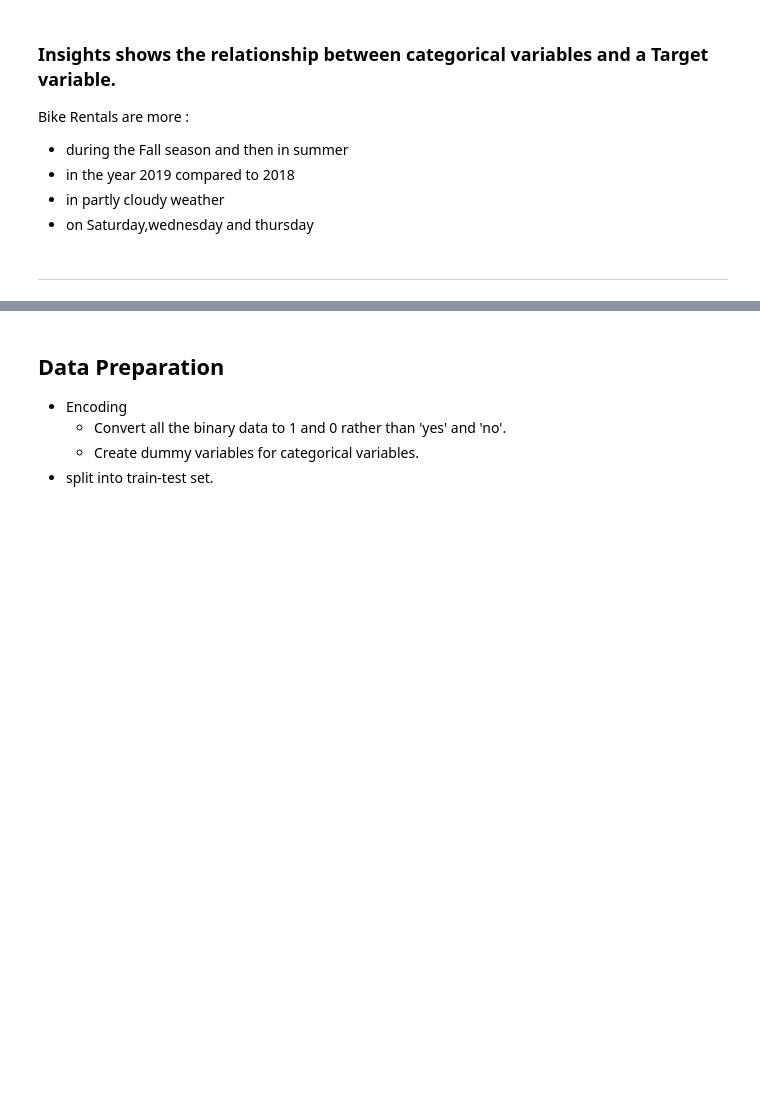
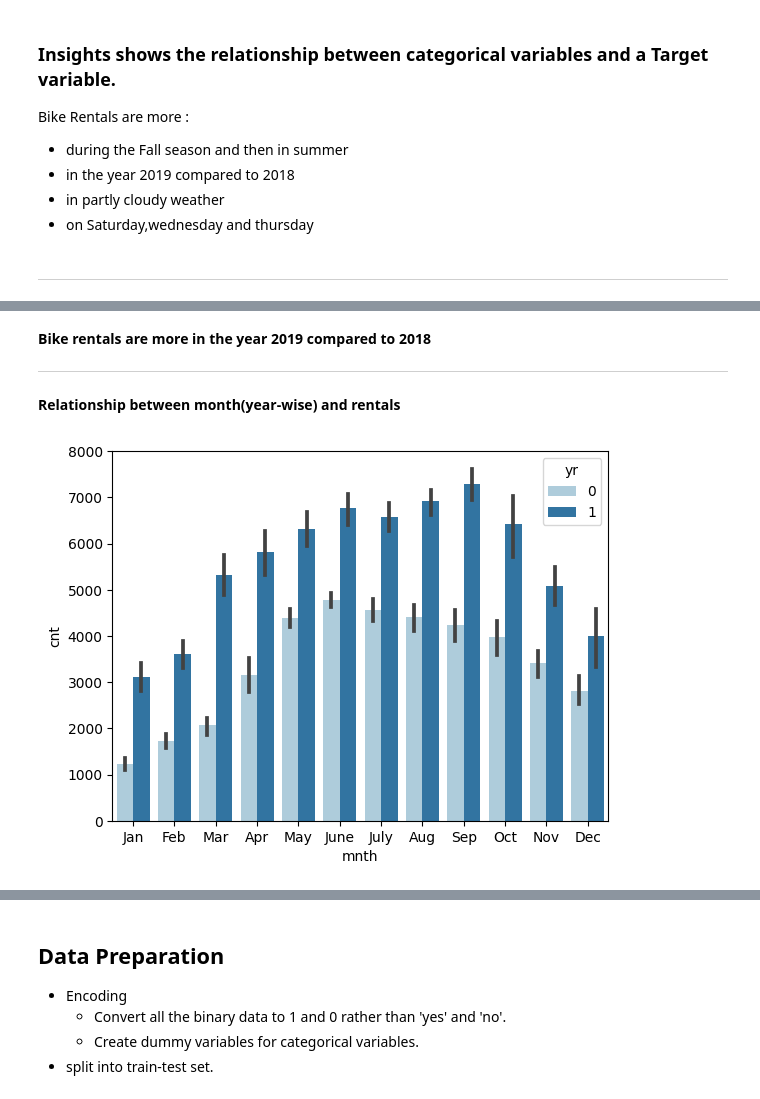
Before and after one commit to jaisharma06/BikeSharingAssignment, a Jupyter notebook: bike_sharing.ipynb, the cells around one changed output, grey strips where cells are left out. Saved outputs shown, nothing was run; the diff lists cells and outputs as text; code cells hidden in the pictures; blank space fills up the shorter version.

```diff
--- a/bike_sharing.ipynb
+++ b/bike_sharing.ipynb
@@ -185,0 +215,10 @@ ___
+# %% [markdown]
+**Bike rentals are more in the year 2019 compared to 2018**
+___
+# %% [markdown]
+**Relationship between month(year-wise) and rentals**
+# %%
+sns.barplot(x = 'mnth', y = 'cnt',hue='yr',data=boom_bikes,palette='Paired')
+plt.show()
+# %% [output]
+[figure, added]
```
Also changed, not shown: parts of 16 cells of this notebook.
